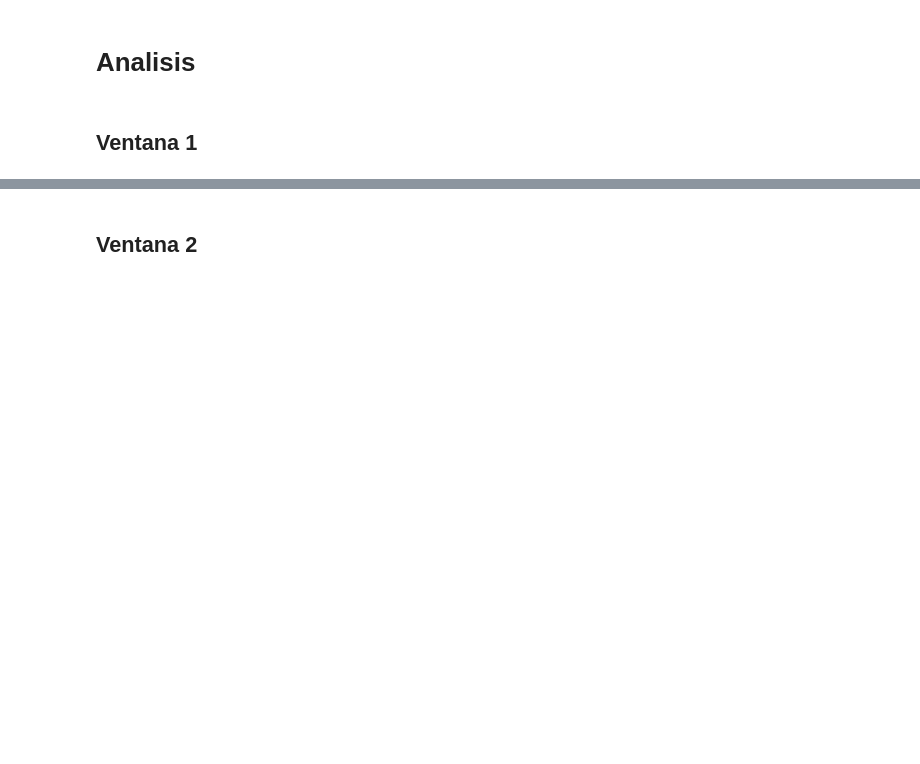
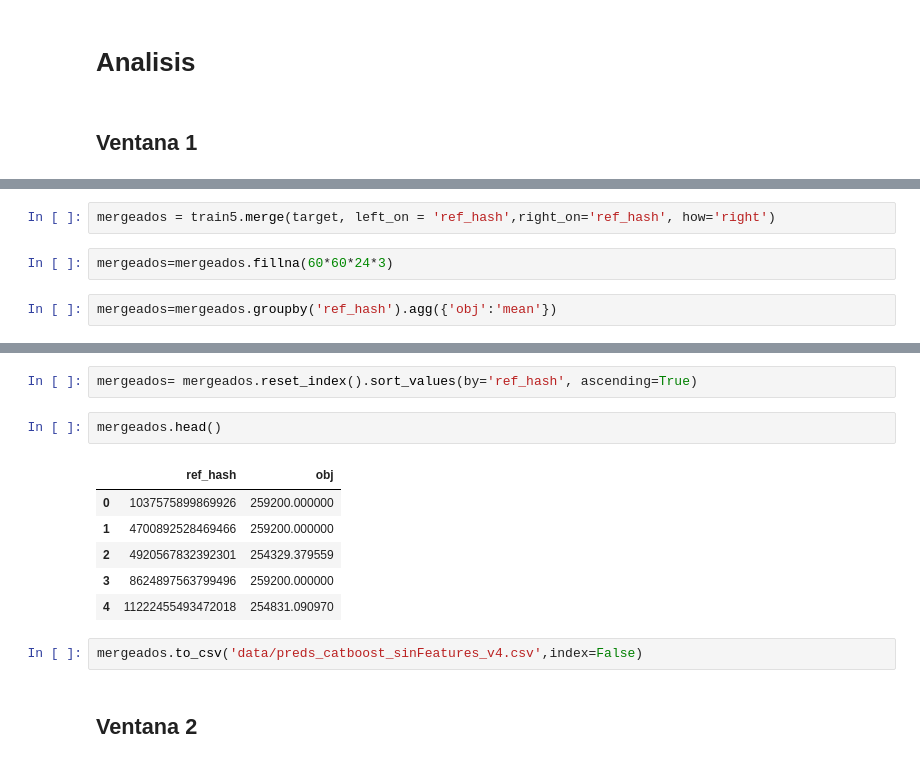
Before and after one commit to EugeniaFranchi/TP-Datos-2019, a Jupyter notebook: TP2/Catboost.ipynb, the cells around one changed output, grey strips where cells are left out. Drawn from its saved outputs; the diff is of its cells as text; blank space fills up the shorter version.

```diff
--- a/TP2/Catboost.ipynb
+++ b/TP2/Catboost.ipynb
@@ -265,0 +222,6 @@ print(mean_squared_error(label4, preds1))
+# %%
+mergeados = train5.merge(target, left_on = 'ref_hash',right_on='ref_hash', how='right')
+# %%
+mergeados=mergeados.fillna(60*60*24*3)
+# %%
+mergeados=mergeados.groupby('ref_hash').agg({'obj':'mean'})
@@ -266,3 +238,16 @@ print(mean_squared_error(label4, preds1))
+# %%
+mergeados= mergeados.reset_index().sort_values(by='ref_hash', ascending=True)
+# %%
+mergeados.head()
+# %% [output]
+|  | ref_hash | obj |
+| 0 | 1037575899869926 | 259200.000000 |
+| 1 | 4700892528469466 | 259200.000000 |
+| 2 | 4920567832392301 | 254329.379559 |
+| 3 | 8624897563799496 | 259200.000000 |
+| 4 | 11222455493472018 | 254831.090970 |
+# %%
+mergeados.to_csv('data/preds_catboost_sinFeatures_v4.csv',index=False)
 # %% [markdown]
 ## Ventana 2
 # %%
```
Also changed, not shown: parts of 30 cells of this notebook.
